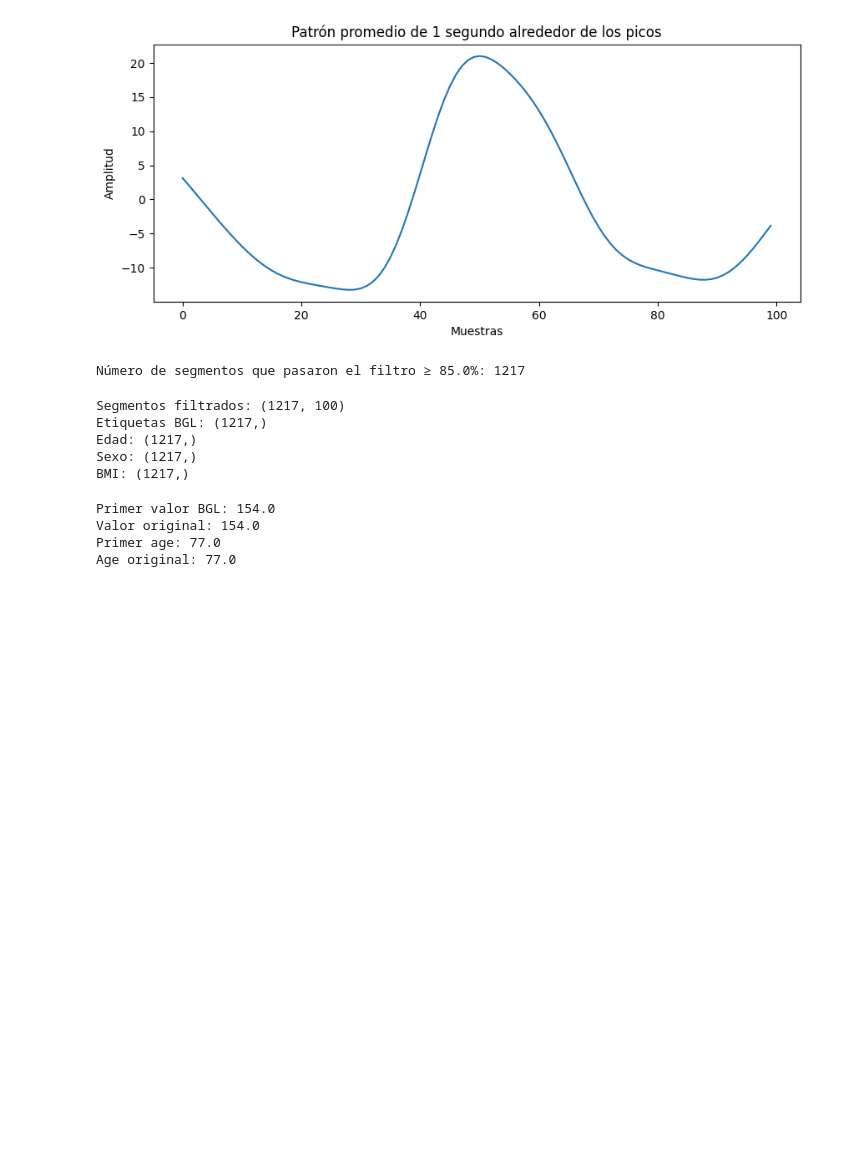
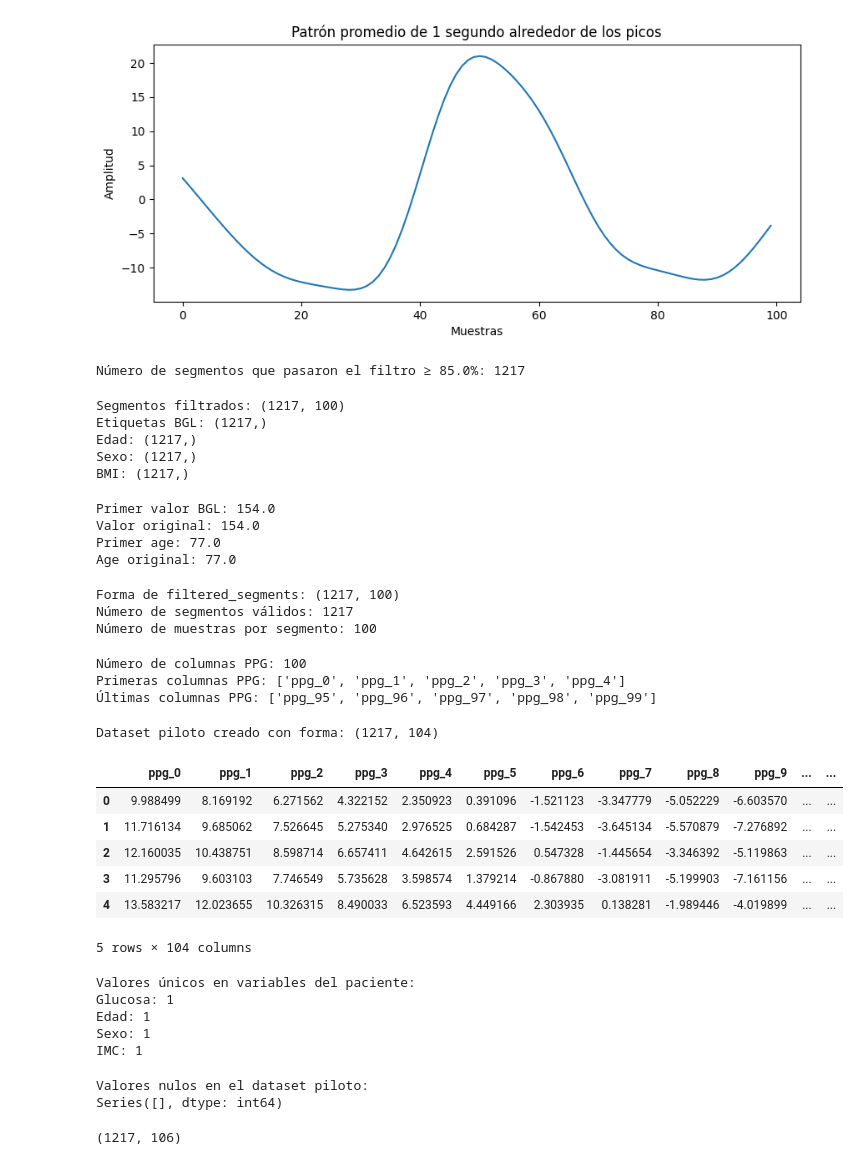
Before and after one commit to Axxel135/predict_bgl, a Jupyter notebook: notebooks/01_exploracion.ipynb, the cells around one changed output. Cells and saved outputs as stored; diff of their text form; code cells hidden in the pictures; blank space fills up the shorter version.

Commit message:
Creación del dataset piloto

```diff
--- a/notebooks/01_exploracion.ipynb
+++ b/notebooks/01_exploracion.ipynb
@@ -381,0 +384,66 @@ Age original: 77.0
+# %%
+assert "filtered_segments" in globals(), "No existe filtered_segments. Ejecuta primero la segmentación."
+assert filtered_segments.ndim == 2, "filtered_segments debe ser una matriz 2D."
+assert filtered_segments.shape[1] == 100, "Cada segmento debe tener 100 muestras."
+assert filtered_segments.shape[0] > 0, "No hay segmentos filtrados."
+
+print("Forma de filtered_segments:", filtered_segments.shape)
+print("Número de segmentos válidos:", filtered_segments.shape[0])
+print("Número de muestras por segmento:", filtered_segments.shape[1])
+# %% [output]
+Forma de filtered_segments: (1217, 100)
+Número de segmentos válidos: 1217
+Número de muestras por segmento: 100
+# %%
+ppg_cols = [f'ppg_{i}' for i in range(filtered_segments.shape[1])]
+
+print("Número de columnas PPG:", len(ppg_cols))
+print("Primeras columnas PPG:", ppg_cols[:5])
+print("Últimas columnas PPG:", ppg_cols[-5:])
+# %% [output]
+Número de columnas PPG: 100
+Primeras columnas PPG: ['ppg_0', 'ppg_1', 'ppg_2', 'ppg_3', 'ppg_4']
+Últimas columnas PPG: ['ppg_95', 'ppg_96', 'ppg_97', 'ppg_98', 'ppg_99']
+# %%
+pilot_dataset = pd.DataFrame(filtered_segments, columns=ppg_cols)
+pilot_dataset['bgl_value_mg_dL'] = bgl_values
+pilot_dataset['age'] = age_values
+pilot_dataset['sex'] = sex_values
+pilot_dataset['bmi'] = bmi_values
+print("Dataset piloto creado con forma:", pilot_dataset.shape)
+
+pilot_dataset.head()
+# %% [output]
+Dataset piloto creado con forma: (1217, 104)
+|  | ppg_0 | ppg_1 | ppg_2 | ppg_3 | ppg_4 | ppg_5 | ppg_6 | ppg_7 | ppg_8 | ppg_9 | ... | ... |
+| 0 | 9.988499 | 8.169192 | 6.271562 | 4.322152 | 2.350923 | 0.391096 | -1.521123 | -3.347779 | -5.052229 | -6.603570 | ... | ... |
+| 1 | 11.716134 | 9.685062 | 7.526645 | 5.275340 | 2.976525 | 0.684287 | -1.542453 | -3.645134 | -5.570879 | -7.276892 | ... | ... |
+| 2 | 12.160035 | 10.438751 | 8.598714 | 6.657411 | 4.642615 | 2.591526 | 0.547328 | -1.445654 | -3.346392 | -5.119863 | ... | ... |
+| 3 | 11.295796 | 9.603103 | 7.746549 | 5.735628 | 3.598574 | 1.379214 | -0.867880 | -3.081911 | -5.199903 | -7.161156 | ... | ... |
+| 4 | 13.583217 | 12.023655 | 10.326315 | 8.490033 | 6.523593 | 4.449166 | 2.303935 | 0.138281 | -1.989446 | -4.019899 | ... | ... |
+5 rows × 104 columns
+# %%
+print("\nValores únicos en variables del paciente:")
+print("Glucosa:", pilot_dataset["bgl_value_mg_dL"].nunique())
+print("Edad:", pilot_dataset["age"].nunique())
+print("Sexo:", pilot_dataset["sex"].nunique())
+print("IMC:", pilot_dataset["bmi"].nunique())
+# %% [output]
+Valores únicos en variables del paciente:
+Glucosa: 1
+Edad: 1
+Sexo: 1
+IMC: 1
+# %%
+print("Valores nulos en el dataset piloto:")
+print(pilot_dataset.isna().sum()[pilot_dataset.isna().sum() > 0])
+# %% [output]
+Valores nulos en el dataset piloto:
+Series([], dtype: int64)
+# %%
+pilot_dataset['caseid'] = int(fila_piloto['caseid'])
+pilot_dataset['bgl_timestamp_sec'] = float(fila_piloto['bgl_timestamp_sec'])
+
+pilot_dataset.shape
+# %% [output]
+(1217, 106)
```
Also changed, not shown: parts of 3 cells of this notebook.
